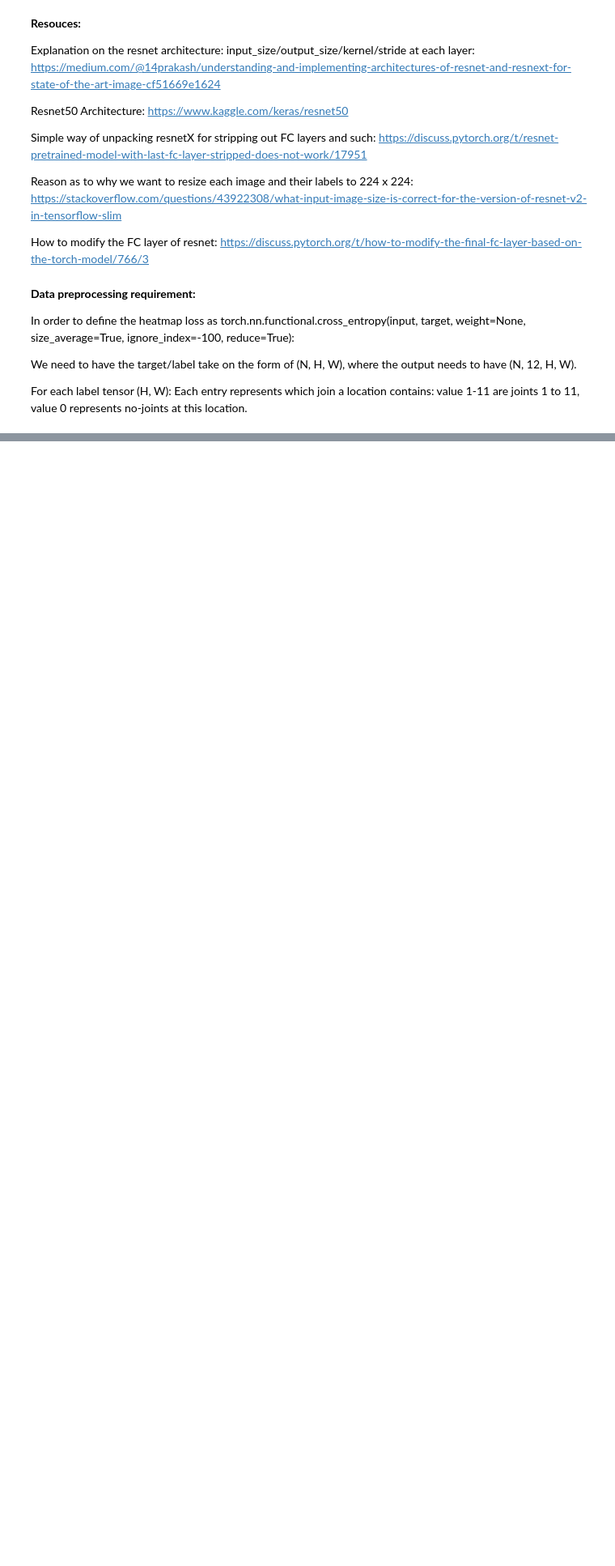
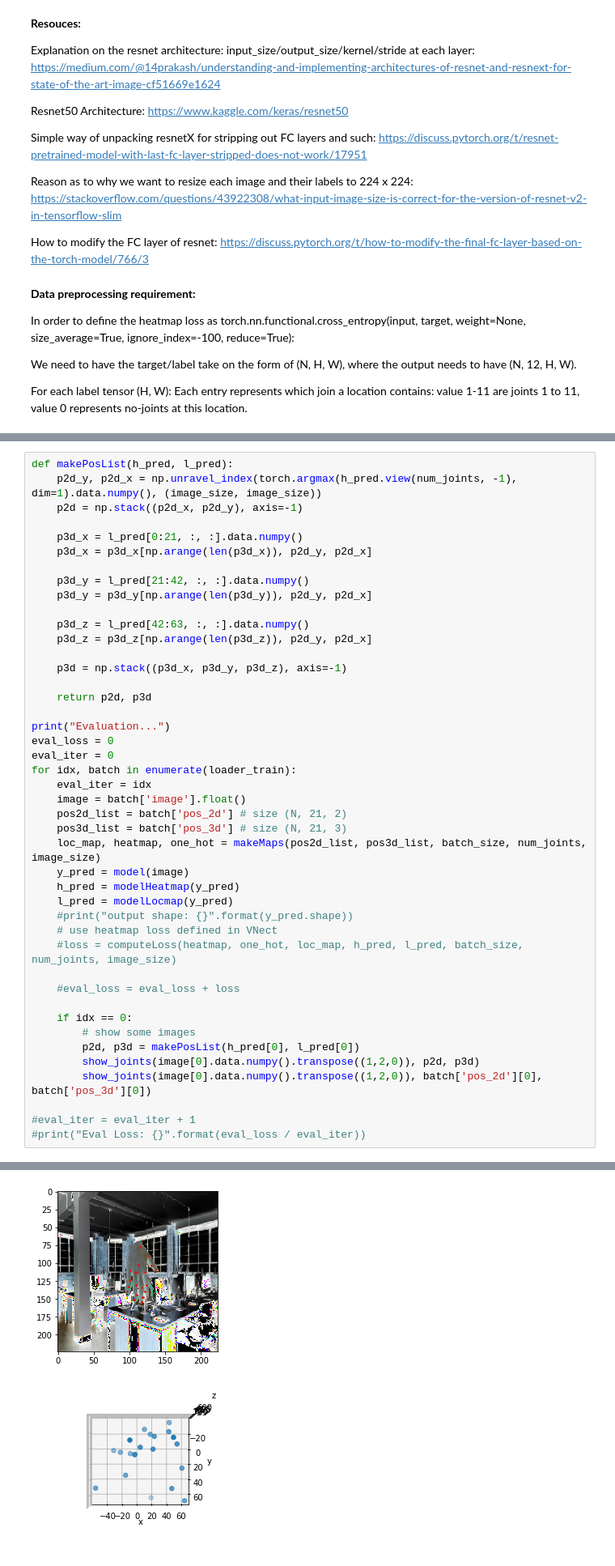
Before and after one commit to etzhao/nnhands, a Jupyter notebook: Model.ipynb, the cells around one changed output, grey strips where cells are left out. Shown: that part at 81% size. Cells and saved outputs as stored; diff of their text form; blank space fills up the shorter version.

```diff
--- a/Model.ipynb
+++ b/Model.ipynb
@@ -290,0 +329,45 @@ Eval Loss: 9.663914680480957
+# %%
+def makePosList(h_pred, l_pred):
+    p2d_y, p2d_x = np.unravel_index(torch.argmax(h_pred.view(num_joints, -1), dim=1).data.numpy(), (image_size, image_size))
+    p2d = np.stack((p2d_x, p2d_y), axis=-1)
+
+    p3d_x = l_pred[0:21, :, :].data.numpy()
+    p3d_x = p3d_x[np.arange(len(p3d_x)), p2d_y, p2d_x]
+
+    p3d_y = l_pred[21:42, :, :].data.numpy()
+    p3d_y = p3d_y[np.arange(len(p3d_y)), p2d_y, p2d_x]
+
+    p3d_z = l_pred[42:63, :, :].data.numpy()
+    p3d_z = p3d_z[np.arange(len(p3d_z)), p2d_y, p2d_x]
+
+    p3d = np.stack((p3d_x, p3d_y, p3d_z), axis=-1)
+
+    return p2d, p3d
+
+print("Evaluation...")
+eval_loss = 0
+eval_iter = 0
+for idx, batch in enumerate(loader_train):
+    eval_iter = idx
+    image = batch['image'].float()
+    pos2d_list = batch['pos_2d'] # size (N, 21, 2)
+    pos3d_list = batch['pos_3d'] # size (N, 21, 3)
+    loc_map, heatmap, one_hot = makeMaps(pos2d_list, pos3d_list, batch_size, num_joints, image_size)
+    y_pred = model(image)
+    h_pred = modelHeatmap(y_pred)
+    l_pred = modelLocmap(y_pred)
+    #print("output shape: {}".format(y_pred.shape))
+    # use heatmap loss defined in VNect
+    #loss = computeLoss(heatmap, one_hot, loc_map, h_pred, l_pred, batch_size, num_joints, image_size)
+
+    #eval_loss = eval_loss + loss
+
+    if idx == 0:
+        # show some images
+        p2d, p3d = makePosList(h_pred[0], l_pred[0])
+        show_joints(image[0].data.numpy().transpose((1,2,0)), p2d, p3d)
+        show_joints(image[0].data.numpy().transpose((1,2,0)), batch['pos_2d'][0], batch['pos_3d'][0])
+
+#eval_iter = eval_iter + 1
+#print("Eval Loss: {}".format(eval_loss / eval_iter))
+# %% [output]
@@ -290,0 +375 @@ Eval Loss: 9.663914680480957
+[figure, added]
```
Also changed, not shown: parts of 12 cells of this notebook, 2 other files.
